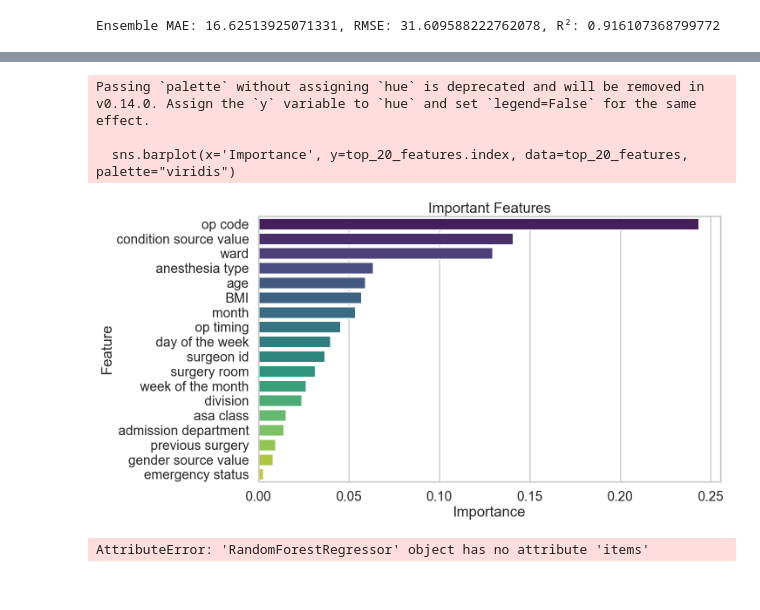
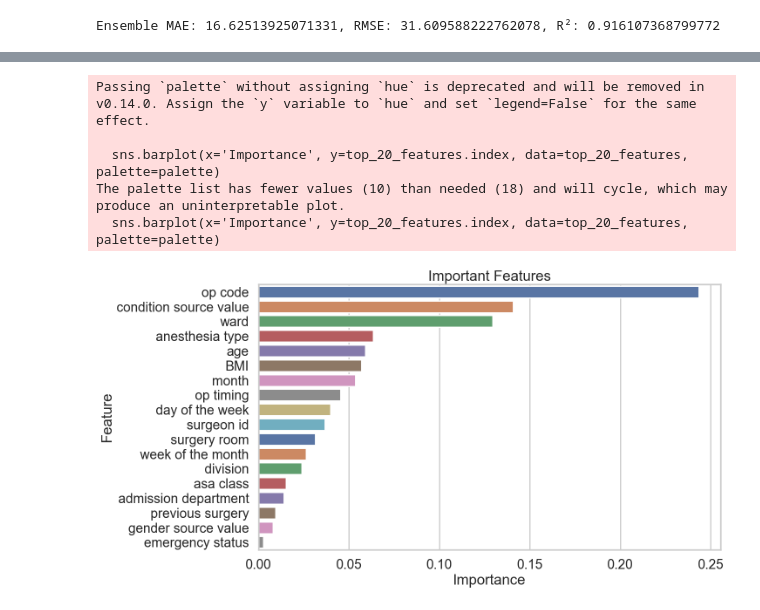
Before and after one commit to devguno/Surgical-Duration-Prediction, a Jupyter notebook: feature_importance.ipynb, the cells around one changed output, grey strips where cells are left out. Drawn from its saved outputs; the diff is of its cells as text; code cells hidden in the pictures.

```diff
--- a/feature_importance.ipynb
+++ b/feature_importance.ipynb
@@ -196,13 +196,3 @@ aggregated_importances = aggregated_importances.drop(index=[col for col in aggre
 
 # Sorting and selecting top 20 features (excluding 'surgical department')
 top_20_features = aggregated_importances.sort_values(by='Importance', ascending=False).head(20)
-
-# Enhancing graph aesthetics
-plt.figure(figsize=(12, 8))
-sns.set(style="whitegrid")
-sns.barplot(x='Importance', y=top_20_features.index, data=top_20_features, palette="viridis")
-plt.title('Important Features Across All Departments (Excluding Surgical Department)')
-plt.xlabel('Importance')
-plt.ylabel('Feature')
-plt.tight_layout()
-plt.show()
@@ -214,44 +199,25 @@ Passing `palette` without assigning `hue` is deprecated and will be removed in v
 # %%
 import seaborn as sns
 import matplotlib.pyplot as plt
 
 # Set the context and font scale to increase font size
 sns.set_context("poster")  # You can adjust the font_scale value as needed
 
 # Your existing code
+palette = sns.color_palette("deep")
 
 # Enhancing graph aesthetics
 plt.figure(figsize=(15, 8))
-sns.barplot(x='Importance', y=top_20_features.index, data=top_20_features, palette="viridis")
+sns.barplot(x='Importance', y=top_20_features.index, data=top_20_features, palette=palette)
 plt.title('Important Features')
 plt.xlabel('Importance')
 plt.ylabel('Feature')
 plt.tight_layout()
 plt.show()
 # %% [output]
 Passing `palette` without assigning `hue` is deprecated and will be removed in v0.14.0. Assign the `y` variable to `hue` and set `legend=False` for the same effect.
 
-  sns.barplot(x='Importance', y=top_20_features.index, data=top_20_features, palette="viridis")
+  sns.barplot(x='Importance', y=top_20_features.index, data=top_20_features, palette=palette)
+The palette list has fewer values (10) than needed (18) and will cycle, which may produce an uninterpretable plot.
+  sns.barplot(x='Importance', y=top_20_features.index, data=top_20_features, palette=palette)
-[figure, old version]
+[figure, new version]
-# %%
-# Dictionary to store the MAE for each department
-mae_per_department = {}
-
-# Evaluating MAE for each department
-for dept, rf_model in department_model.items():
-    # Adjusting column name
-    dept_col_name = 'surgical department_' + dept
-
-    # Indices of test data belonging to the department
-    dept_indices_rf = X_test_all[X_test_all[dept_col_name] == 1].index
-
-    # Calculating predictions for the department
-    dept_rf_predictions = rf_model.predict(X_test_all.loc[dept_indices_rf])
-
-    # Evaluating MAE for the department
-    dept_mae_rf = mean_absolute_error(y_test_all.loc[dept_indices_rf], dept_rf_predictions)
-    mae_per_department[dept] = dept_mae_rf
-
-mae_per_department
-# %% [output]
-AttributeError: 'RandomForestRegressor' object has no attribute 'items'
```
Also changed, not shown: parts of 1 cell of this notebook.
